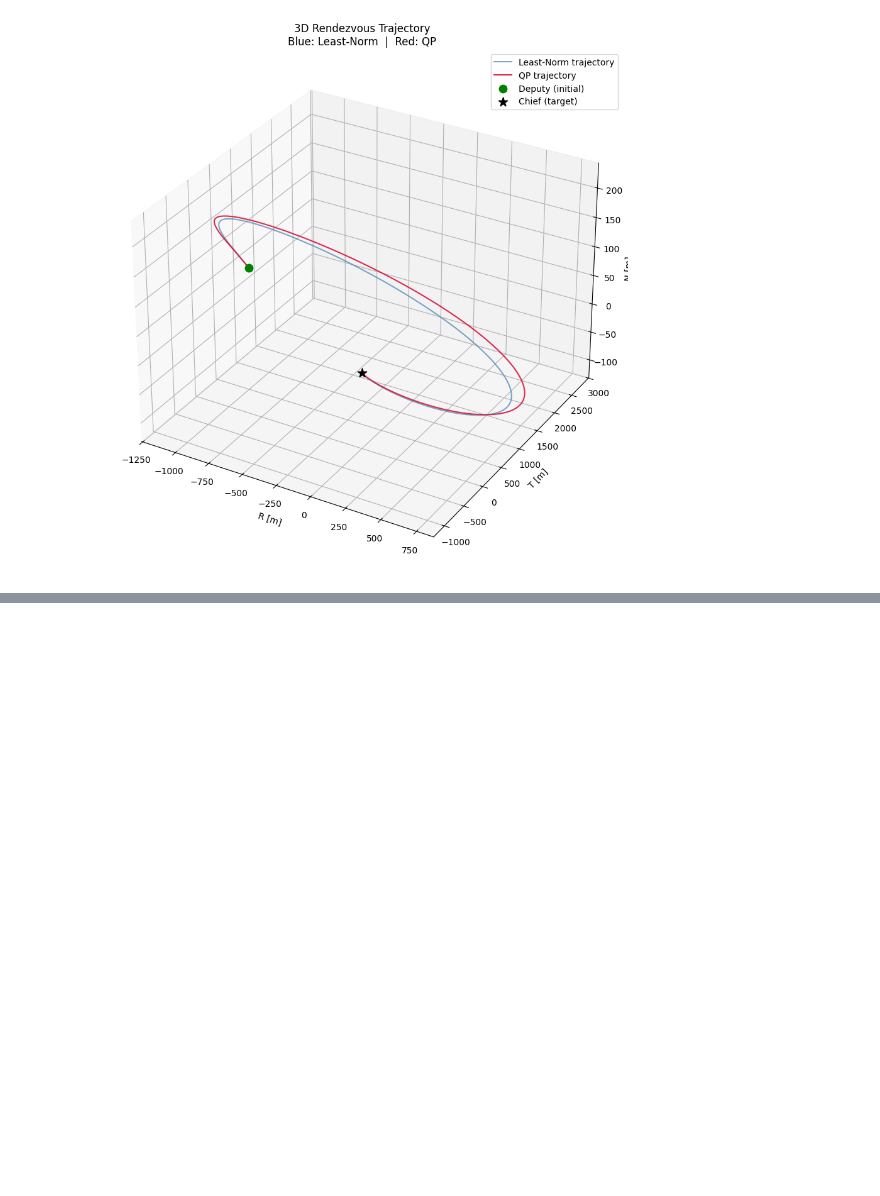
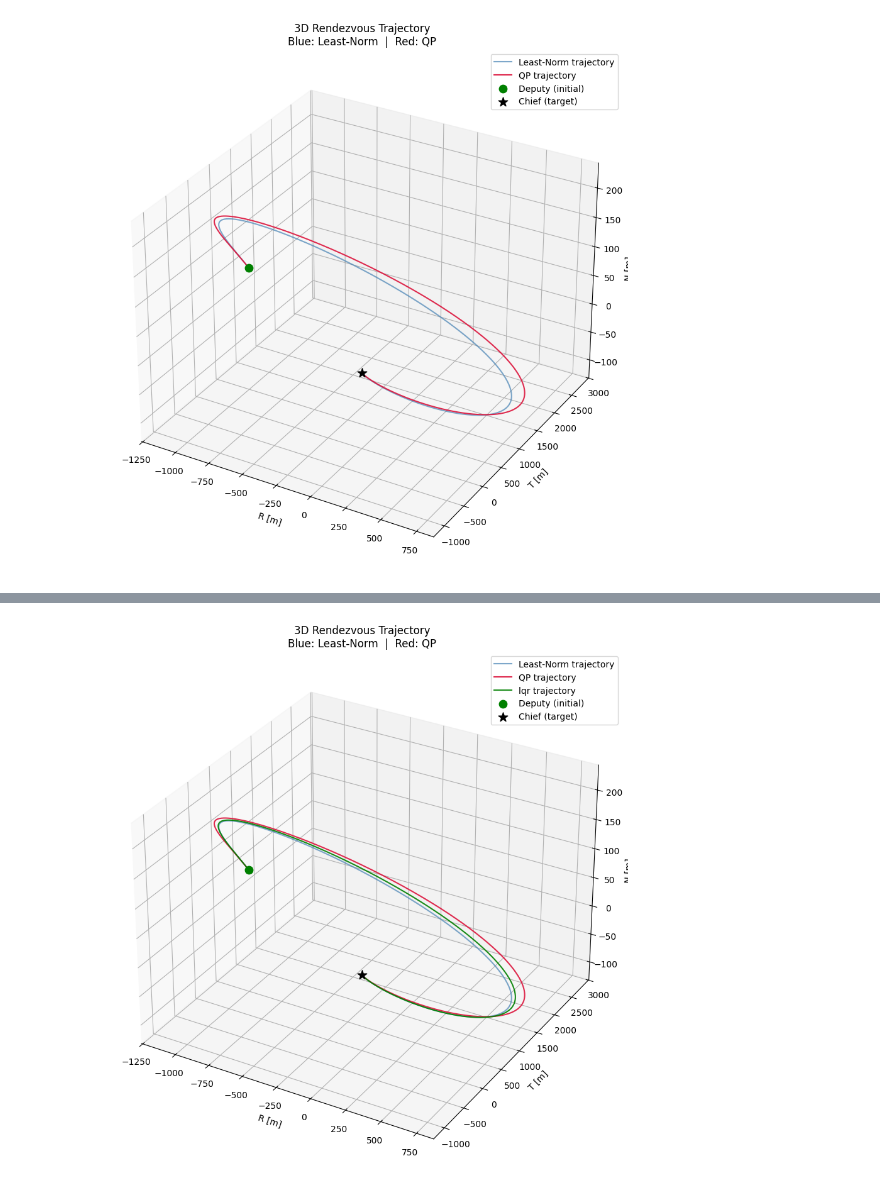
Before and after one commit to Donghoon-Y/inha, a Jupyter notebook: optimal_traj/CW_Rendezvous_QP.ipynb, the cells around one changed output, grey strips where cells are left out. Saved outputs shown, nothing was run; the diff lists cells and outputs as text; code cells hidden in the pictures; blank space fills up the shorter version.

```diff
--- a/optimal_traj/CW_Rendezvous_QP.ipynb
+++ b/optimal_traj/CW_Rendezvous_QP.ipynb
@@ -535,0 +640,21 @@ plt.show()
+# %%
+fig = plt.figure(figsize=(13, 9))
+ax  = fig.add_subplot(111, projection='3d')
+
+ax.plot(x_traj_ln[0,:], x_traj_ln[1,:], x_traj_ln[2,:],
+        color='steelblue', lw=1.5, label='Least-Norm trajectory', alpha=0.7)
+ax.plot(x_traj_qp[0,:], x_traj_qp[1,:], x_traj_qp[2,:],
+        color='crimson',   lw=1.5, label='QP trajectory',         alpha=0.9)
+ax.plot(x_traj_lqr[0,:], x_traj_lqr[1,:], x_traj_lqr[2,:],
+        color='green',   lw=1.5, label='lqr trajectory',         alpha=0.9)
+
+ax.scatter(*x0[:3],  color='green', s=80,  zorder=5, label='Deputy (initial)')
+ax.scatter(0, 0, 0,  color='black', s=120, marker='*', zorder=5, label='Chief (target)')
+
+ax.set_xlabel('R [m]'); ax.set_ylabel('T [m]'); ax.set_zlabel('N [m]')
+ax.set_title('3D Rendezvous Trajectory\nBlue: Least-Norm  |  Red: QP')
+ax.legend()
+plt.tight_layout()
+plt.show()
+# %% [output]
+[figure, added]
```
Also changed, not shown: parts of 8 cells of this notebook, 2 other files.
